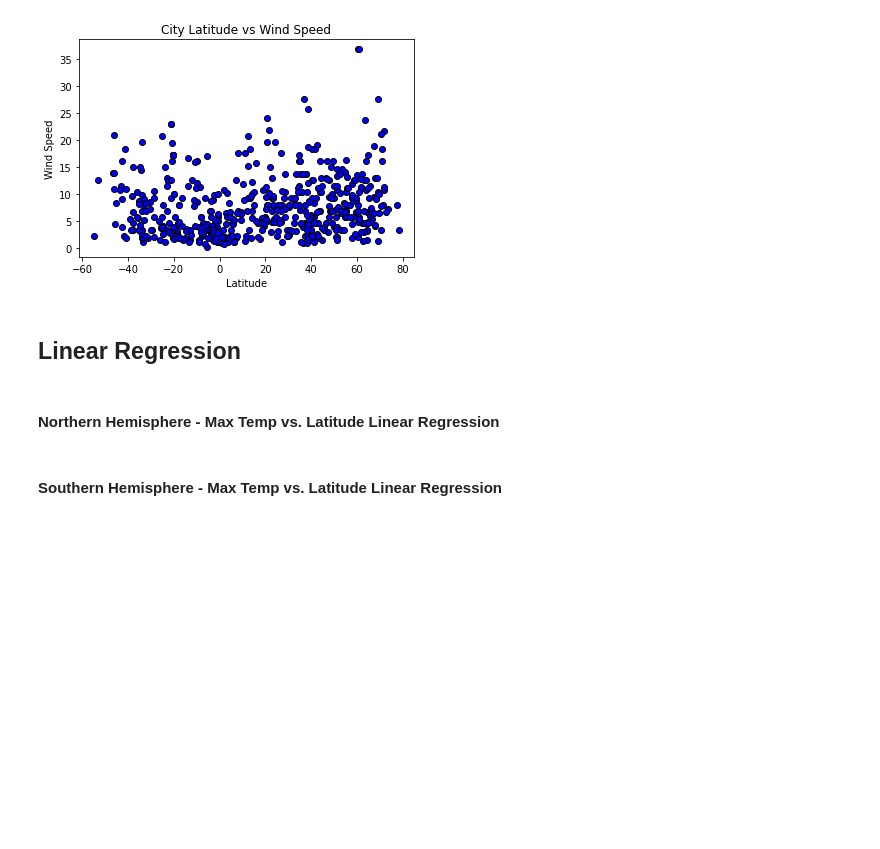
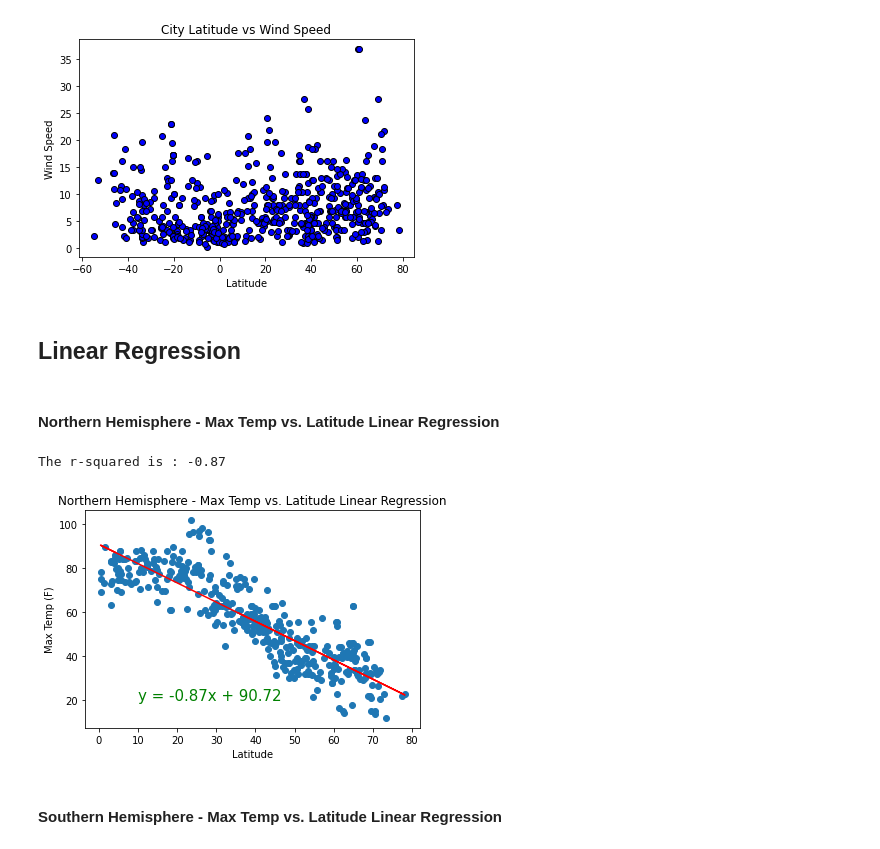
Before and after one commit to kndrsh/Python-Api-Challenge, a Jupyter notebook: Weather Py/WeatherPy.ipynb, the cells around one changed output. Drawn from its saved outputs; the diff is of its cells as text; code cells hidden in the pictures; blank space fills up the shorter version.

Commit message:
linear regression included

```diff
--- a/Weather Py/WeatherPy.ipynb
+++ b/Weather Py/WeatherPy.ipynb
@@ -251,7 +252,47 @@ plt.savefig(r"C:\Users\kndrs\Python-Api-Challenge\Weather Py\Latitude v Wind Spe
 [figure]
 # %% [markdown]
 ## Linear Regression
+# %%
+#Create DF's for nothern and southern
+northern_hemisphere = weather_df.loc[weather_df["Lat"] >= 0]
+southern_hemisphere = weather_df.loc[weather_df["Lat"] < 0]
+
+#Line regression & Plot
+# can use st.pearsonr from scipy stats to calculate linear regression
+def linear_agression(x,y):
+    print(f"The r-squared is : {round(st.pearsonr(x, y)[0],2)}")
+    (slope, intercept, rvalue, pvalue, stderr) = linregress(x, y)
+    regress_values = x * slope + intercept
+    line_eq = "y = " + str(round(slope,2)) + "x + " + str(round(intercept,2))
+    plt.scatter(x, y)
+    plt.plot(x,regress_values,"r-")
+    return line_eq
+
+# Annotation for linear regression
+
+def annotate(line_eq, a, b):
+    plt.annotate(line_eq,(a,b),fontsize=15,color="green")
 # %% [markdown]
 ####  Northern Hemisphere - Max Temp vs. Latitude Linear Regression
+# %%
+equation = linear_agression(northern_hemisphere["Lat"], northern_hemisphere["Max Temp"])
+
+# use annotate function
+annotate(equation, 10,20)
+
+# Set a title
+plt.title("Northern Hemisphere - Max Temp vs. Latitude Linear Regression")
+
+# Set xlabel
+plt.xlabel("Latitude")
+
+# Set ylabel
+plt.ylabel("Max Temp (F)")
+
+# Save the figure
+plt.savefig(r"C:\Users\kndrs\Python-Api-Challenge\Weather Py\Northern Hemisphere - Max Temp vs. Latitude Linear Regression.png")
+# %% [output]
+The r-squared is : -0.87
+[figure, added]
 # %% [markdown]
 ####  Southern Hemisphere - Max Temp vs. Latitude Linear Regression
```
Also changed, not shown: parts of 11 cells of this notebook, 7 other files.
